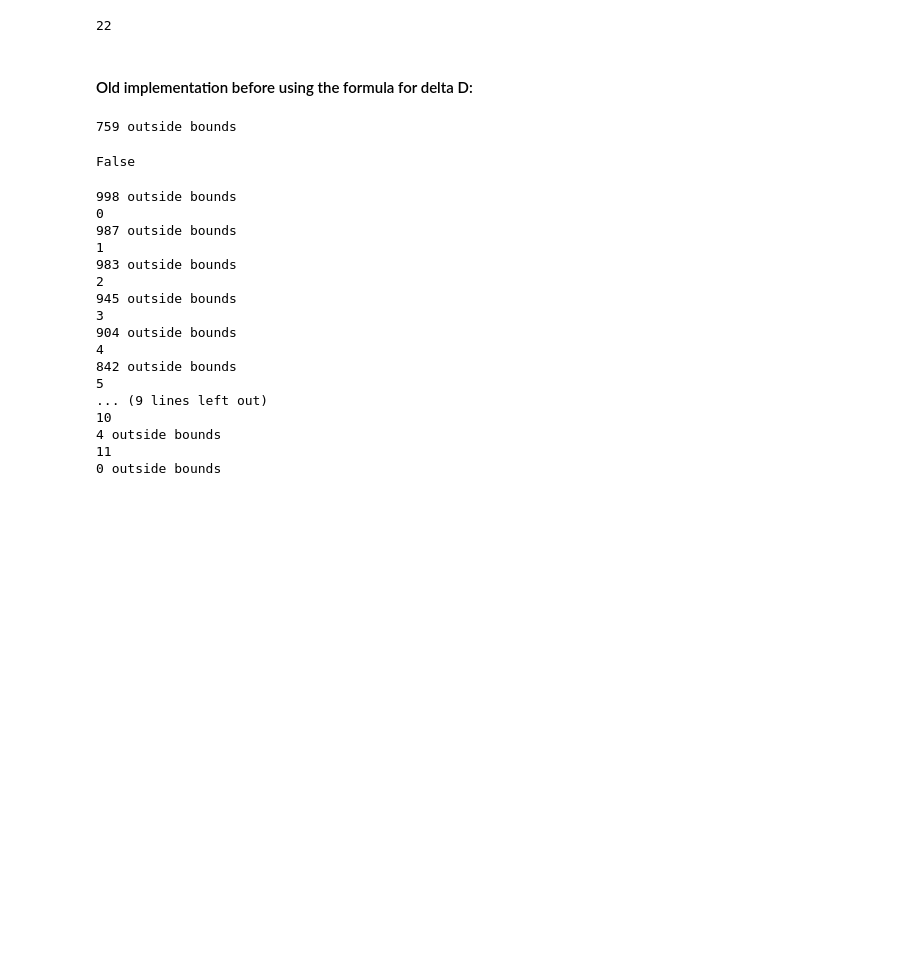
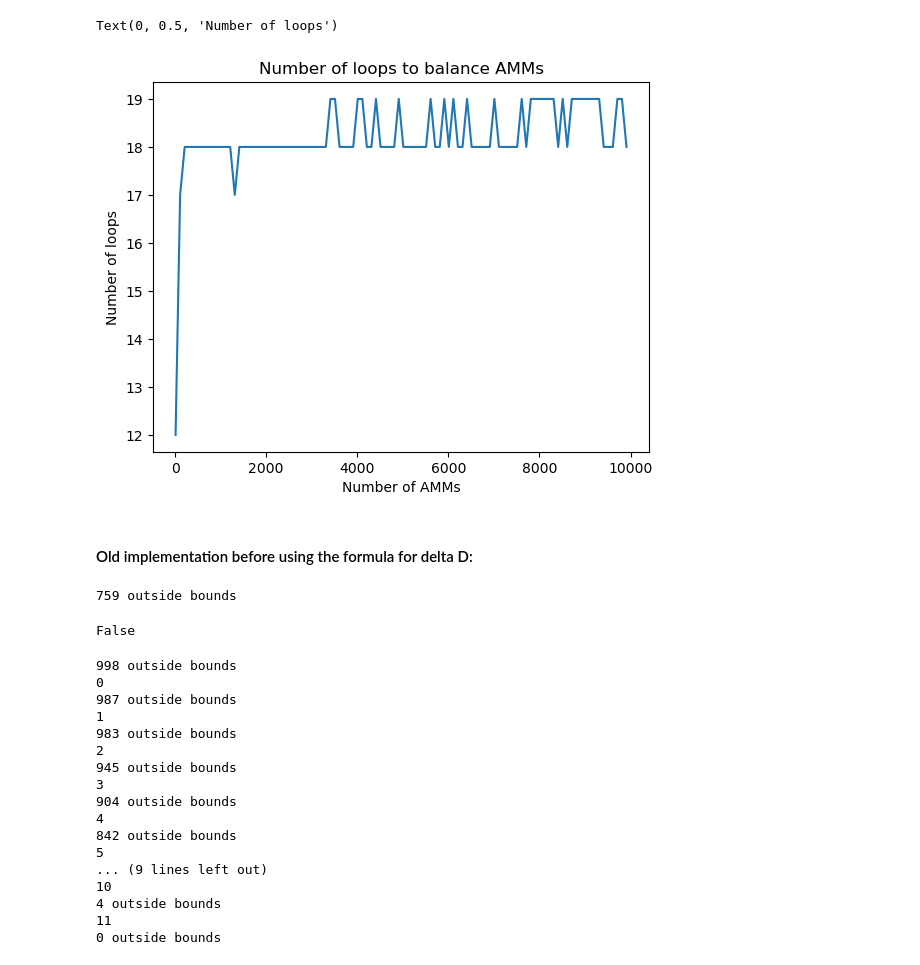
Before and after one commit to samdevo/AMM-experiments, a Jupyter notebook: cpmm_sim.ipynb, the cells around one changed output. Cells and saved outputs as stored; diff of their text form; code cells hidden in the pictures; blank space fills up the shorter version.

Commit message:
graph

```diff
--- a/cpmm_sim.ipynb
+++ b/cpmm_sim.ipynb
@@ -1,7 +1,4 @@
 # %%
-N_AMMS = 1000
-EPSILON = 1e-4
-
 import random
 class AMM:
     def __init__(self):
@@ -12,8 +9,6 @@ class AMM:
     def __repr__(self):
         return f"AMM ({self.D}, {self.T}) - C = {self.C}"
 
-
-AMMs = [AMM() for _ in range(N_AMMS)]
 
 def arbitrage(amm1, amm2):
     Di, Ti, Ci = amm1.D, amm1.T, amm1.C
@@ -37,16 +32,28 @@ def are_balanced(amms, epsilon):
     max_price = max(amm.D / amm.T for amm in amms)
     # print(f"min price: {min_price}, max price: {max_price}")
     return max_price / min_price - 1 < epsilon
-
-i = 0
-while not are_balanced(AMMs, EPSILON):
-    i += 1
-    random.shuffle(AMMs)
-    for amm1, amm2 in zip(AMMs[:-1], AMMs[1:]):
-        arbitrage(amm1, amm2)
-i
-# %% [output]
-22
+# %%
+def num_steps(n_amms, epsilon):
+    AMMs = [AMM() for _ in range(n_amms)]
+    i = 0
+    while not are_balanced(AMMs, epsilon):
+        i += 1
+        random.shuffle(AMMs)
+        for amm1, amm2 in zip(AMMs[:-1], AMMs[1:]):
+            arbitrage(amm1, amm2)
+    return i
+
+amm_ns = range(10, 10000, 100)
+steps = [num_steps(n, 1e-3) for n in amm_ns]
+# %%
+import matplotlib.pyplot as plt
+plt.plot(amm_ns, steps)
+plt.title("Number of loops to balance AMMs")
+plt.xlabel("Number of AMMs")
+plt.ylabel("Number of loops")
+# %% [output]
+Text(0, 0.5, 'Number of loops')
+[figure, added]
 # %% [markdown]
 #### Old implementation before using the formula for delta D:
 # %%
```
